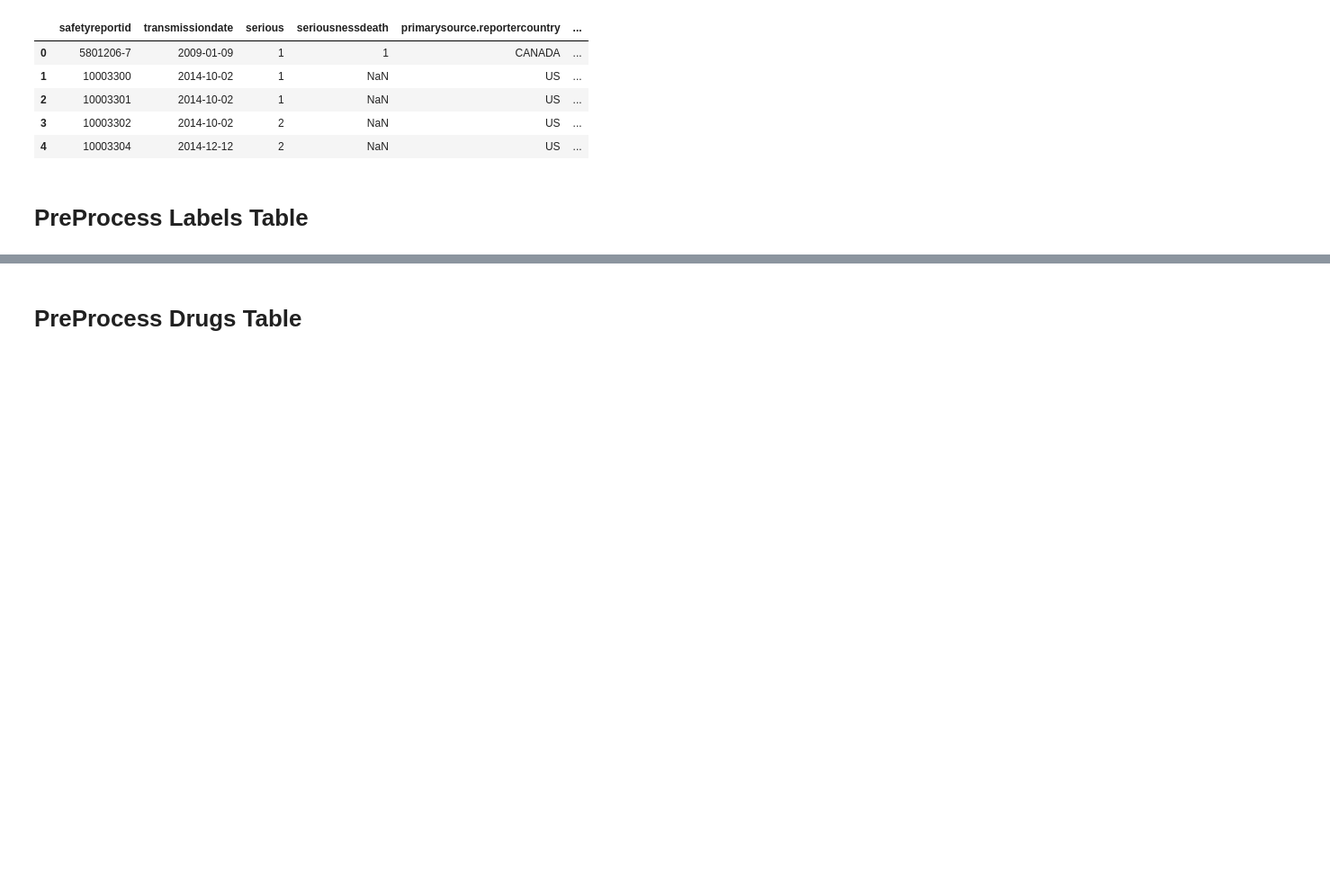
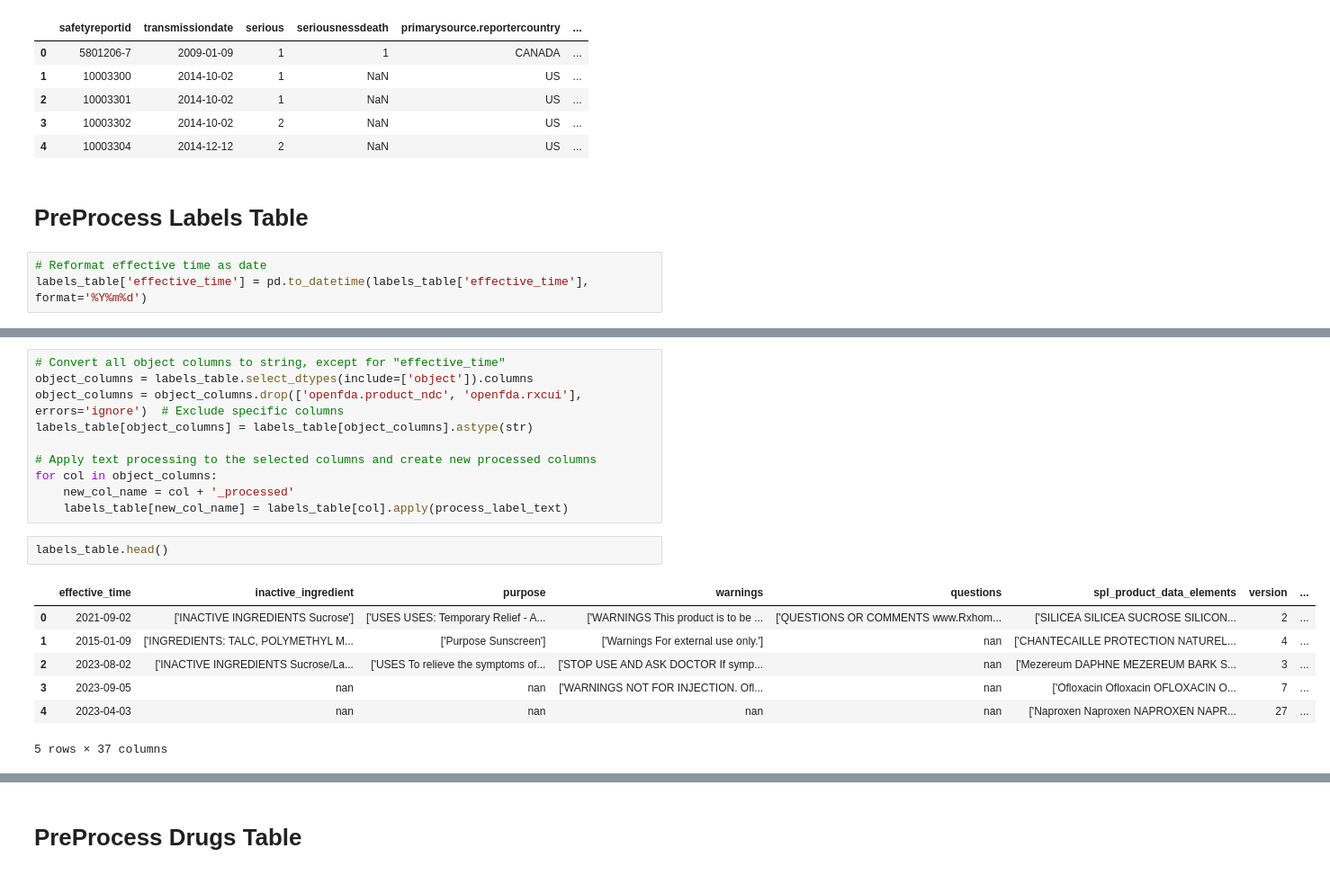
Before and after one commit to teamlunarlanding/Pharma-Drug-Surveillance, a Jupyter notebook: DataProcessing.ipynb, the cells around one changed output, grey strips where cells are left out. Shown: that part at 90% size. Cells and saved outputs as stored; diff of their text form; blank space fills up the shorter version.

Commit message:
LabelProcess

```diff
--- a/DataProcessing.ipynb
+++ b/DataProcessing.ipynb
@@ -657,3 +690,6 @@ Duplicates:  0
 | 4 | 10003304 | 2014-12-12 | 2 | NaN | US | ... |
 # %% [markdown]
 # PreProcess Labels Table
+# %%
+# Reformat effective time as date
+labels_table['effective_time'] = pd.to_datetime(labels_table['effective_time'], format='%Y%m%d')
@@ -659,0 +716,20 @@ Duplicates:  0
+# %%
+# Convert all object columns to string, except for "effective_time"
+object_columns = labels_table.select_dtypes(include=['object']).columns
+object_columns = object_columns.drop(['openfda.product_ndc', 'openfda.rxcui'], errors='ignore')  # Exclude specific columns
+labels_table[object_columns] = labels_table[object_columns].astype(str)
+
+# Apply text processing to the selected columns and create new processed columns
+for col in object_columns:
+    new_col_name = col + '_processed'
+    labels_table[new_col_name] = labels_table[col].apply(process_label_text)
+# %%
+labels_table.head()
+# %% [output]
+|  | effective_time | inactive_ingredient | purpose | warnings | questions | spl_product_data_elements | version | ... |
+| 0 | 2021-09-02 | ['INACTIVE INGREDIENTS Sucrose'] | ['USES USES: Temporary Relief - A... | ['WARNINGS This product is to be ... | ['QUESTIONS OR COMMENTS www.Rxhom... | ['SILICEA SILICEA SUCROSE SILICON... | 2 | ... |
+| 1 | 2015-01-09 | ['INGREDIENTS: TALC, POLYMETHYL M... | ['Purpose Sunscreen'] | ['Warnings For external use only.'] | nan | ['CHANTECAILLE PROTECTION NATUREL... | 4 | ... |
+| 2 | 2023-08-02 | ['INACTIVE INGREDIENTS Sucrose/La... | ['USES To relieve the symptoms of... | ['STOP USE AND ASK DOCTOR If symp... | nan | ['Mezereum DAPHNE MEZEREUM BARK S... | 3 | ... |
+| 3 | 2023-09-05 | nan | nan | ['WARNINGS NOT FOR INJECTION. Ofl... | nan | ['Ofloxacin Ofloxacin OFLOXACIN O... | 7 | ... |
+| 4 | 2023-04-03 | nan | nan | nan | nan | ['Naproxen Naproxen NAPROXEN NAPR... | 27 | ... |
+5 rows × 37 columns
```
Also changed, not shown: parts of 19 cells of this notebook, 1 other file.
